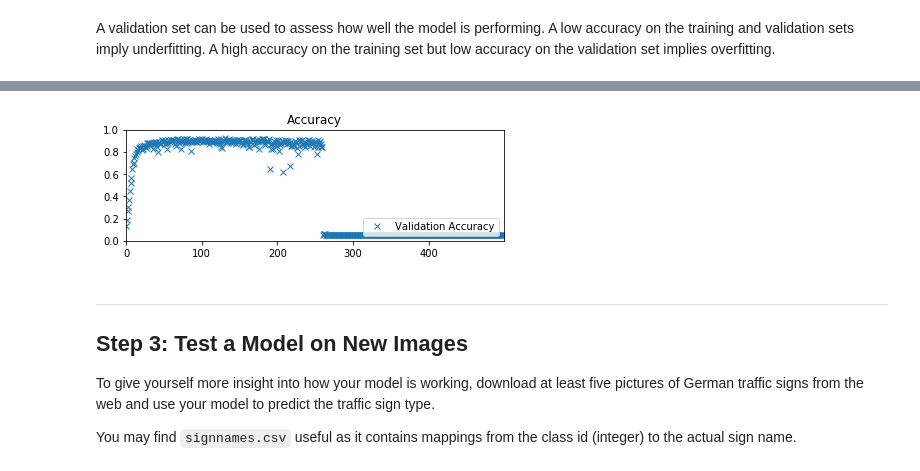
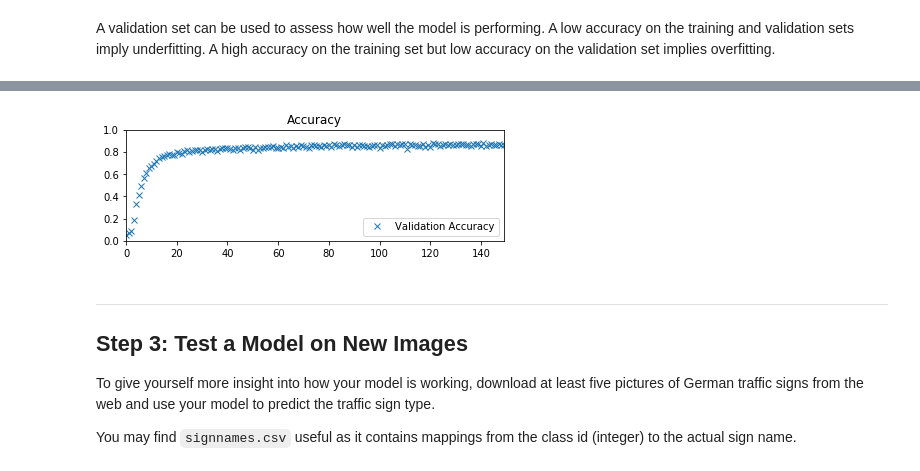
Before and after one commit to rnaidu02/CarND-Traffic-Sign-Classifier-Project, a Jupyter notebook: Traffic_Sign_Classifier.ipynb, the cells around one changed output, grey strips where cells are left out. Saved outputs shown, nothing was run; the diff lists cells and outputs as text; code cells hidden in the pictures.

```diff
--- a/Traffic_Sign_Classifier.ipynb
+++ b/Traffic_Sign_Classifier.ipynb
@@ -323,15 +323,15 @@ def LeNet(x):
     'wc1': tf.Variable(tf.truncated_normal([5, 5, 3, 3], mu, sigma)),
     'wc2': tf.Variable(tf.truncated_normal([5, 5, 3, 32], mu, sigma)),
     'wc3': tf.Variable(tf.truncated_normal([3, 3, 32, 256], mu, sigma)),
-    'fc1': tf.Variable(tf.truncated_normal([2*2*256, 2304], mu, sigma)),
-    'fc2': tf.Variable(tf.truncated_normal([2304, 512], mu, sigma)),
+    'fc1': tf.Variable(tf.truncated_normal([2*2*256, 1024], mu, sigma)),
+    'fc2': tf.Variable(tf.truncated_normal([1024, 512], mu, sigma)),
     'out': tf.Variable(tf.truncated_normal([512, n_classes], mu, sigma))}
 
     biases = {
     'bc1': tf.Variable(tf.truncated_normal([3], mu, sigma)),
     'bc2': tf.Variable(tf.truncated_normal([32], mu, sigma)),
     'bc3': tf.Variable(tf.truncated_normal([256], mu, sigma)),
-    'fc1': tf.Variable(tf.truncated_normal([2304], mu, sigma)),
+    'fc1': tf.Variable(tf.truncated_normal([1024], mu, sigma)),
     'fc2': tf.Variable(tf.truncated_normal([512], mu, sigma)),
     'out': tf.Variable(tf.truncated_normal([n_classes], mu, sigma))}
 
@@ -414,7 +414,7 @@ one_hot_y = tf.one_hot(y, n_classes)
 # %% [markdown]
 #### Define the training pipeline
 # %%
-rate = 0.001
+rate = 0.0005
 
 logits = LeNet(x)
 cross_entropy = tf.nn.softmax_cross_entropy_with_logits(labels=one_hot_y, logits=logits)
@@ -458,7 +458,7 @@ sets imply underfitting. A high accuracy on the training set but low accuracy on
 ### Once a final model architecture is selected,
 ### the accuracy on the test set should be calculated and reported as well.
 ### Feel free to use as many code cells as needed.
-EPOCHS = 500
+EPOCHS = 150
 BATCH_SIZE = 128
 
 valid_acc_batch = []
@@ -523,5 +523,5 @@ EPOCH 451/500 ... Validation Accuracy = 0.054
 Model saved
-[figure, old version]
+[figure, new version]
 # %% [markdown]
 ---
 
```
Also changed, not shown: parts of 2 cells of this notebook.
